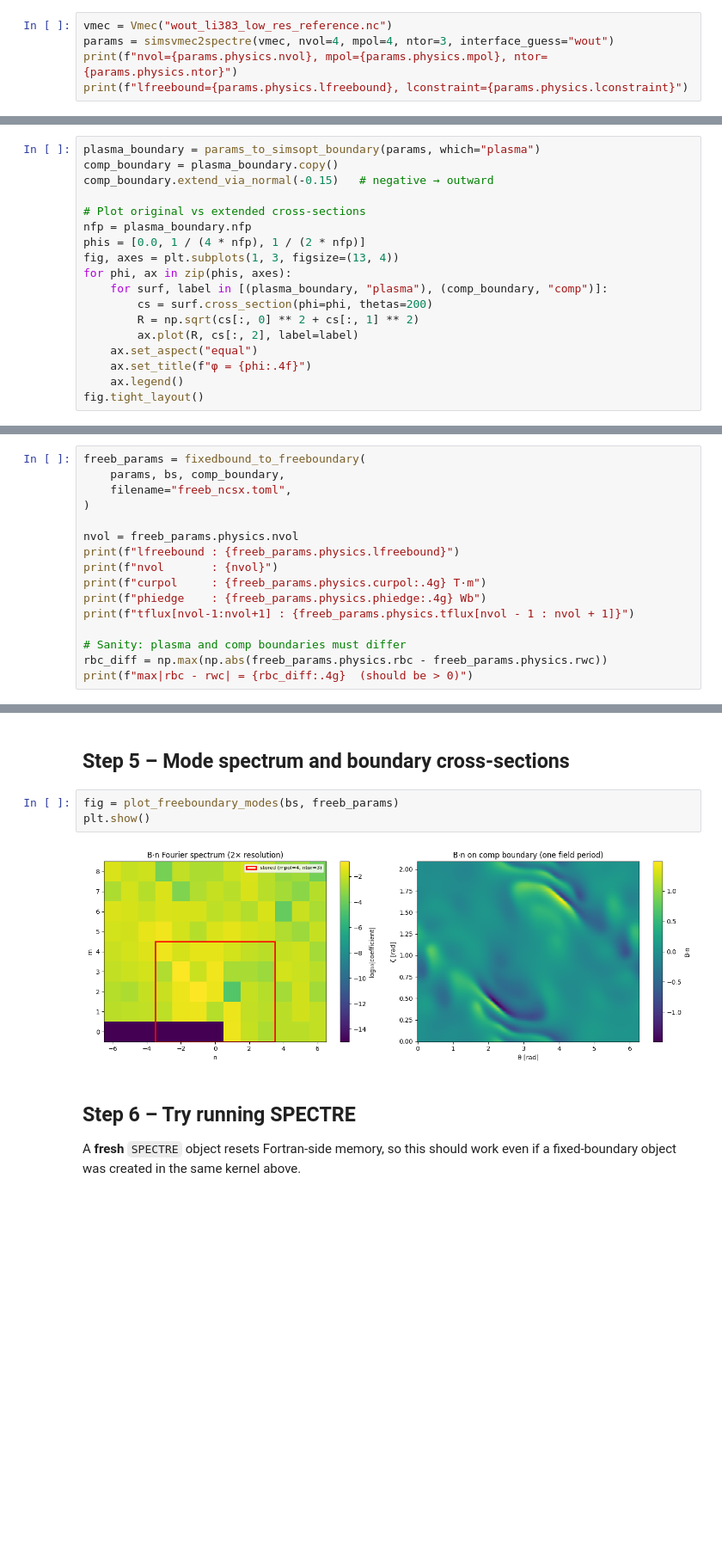
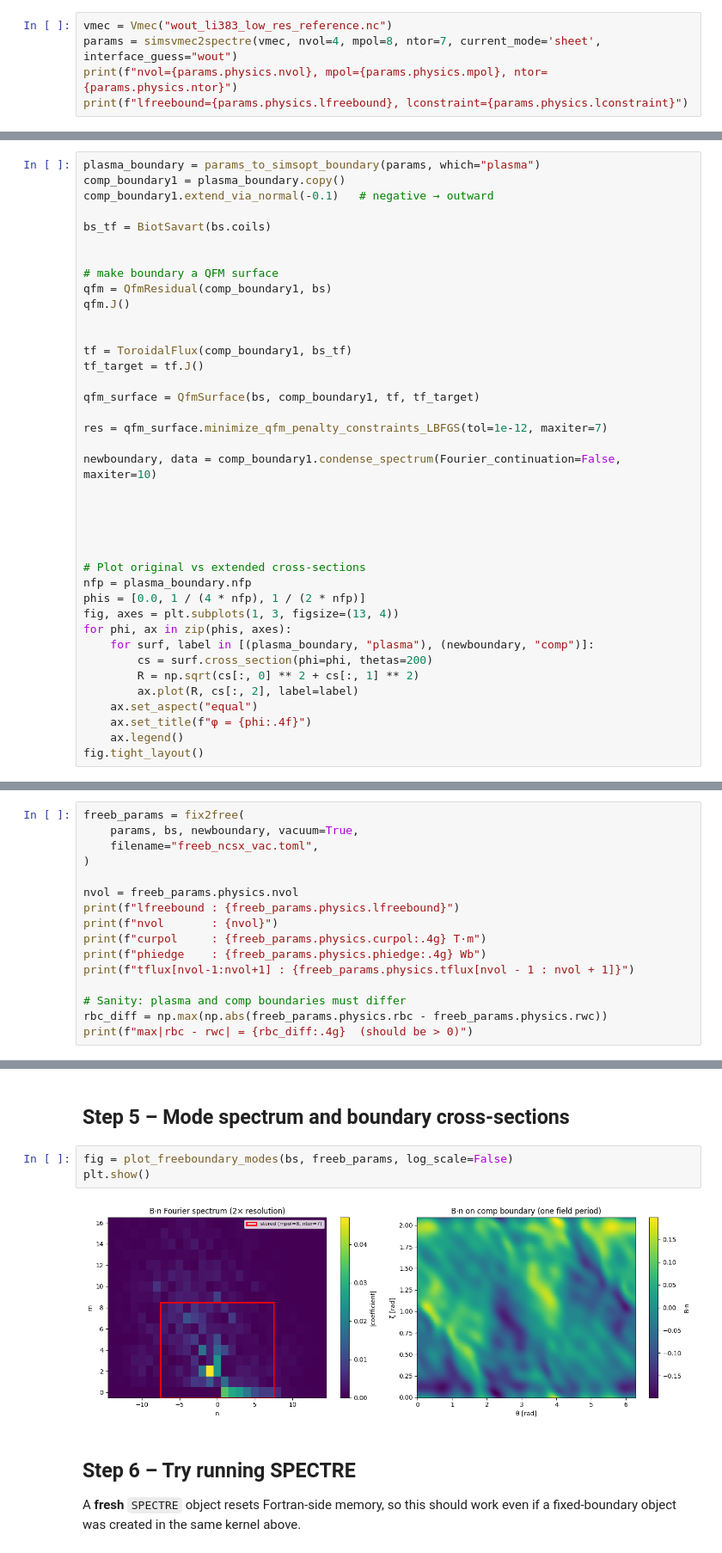
Before and after one commit to ANU-HPC/SPECTRE, a Jupyter notebook: examples/utils/make_freeboundary/make_freeboundary_ncsx.ipynb, the cells around one changed output, grey strips where cells are left out. Shown at 86% size. Cells and saved outputs as stored; diff of their text form; blank space fills up the shorter version.

```diff
--- a/examples/utils/make_freeboundary/make_freeboundary_ncsx.ipynb
+++ b/examples/utils/make_freeboundary/make_freeboundary_ncsx.ipynb
@@ -27,6 +51,6 @@ from spectre.converters.ch  import (
 # %%
 vmec = Vmec("wout_li383_low_res_reference.nc")
-params = simsvmec2spectre(vmec, nvol=4, mpol=4, ntor=3, interface_guess="wout")
+params = simsvmec2spectre(vmec, nvol=4, mpol=8, ntor=7, current_mode='sheet', interface_guess="wout")
 print(f"nvol={params.physics.nvol}, mpol={params.physics.mpol}, ntor={params.physics.ntor}")
 print(f"lfreebound={params.physics.lfreebound}, lconstraint={params.physics.lconstraint}")
 # %% [output]
@@ -58,14 +84,35 @@ where the negative sign means *outward* in simsopt's convention.
 # %%
 plasma_boundary = params_to_simsopt_boundary(params, which="plasma")
-comp_boundary = plasma_boundary.copy()
-comp_boundary.extend_via_normal(-0.15)   # negative → outward
+comp_boundary1 = plasma_boundary.copy()
+comp_boundary1.extend_via_normal(-0.1)   # negative → outward
+
+bs_tf = BiotSavart(bs.coils)
+
+
+# make boundary a QFM surface
+qfm = QfmResidual(comp_boundary1, bs)
+qfm.J()
+
+
+tf = ToroidalFlux(comp_boundary1, bs_tf)
+tf_target = tf.J()
+
+qfm_surface = QfmSurface(bs, comp_boundary1, tf, tf_target)
+
+res = qfm_surface.minimize_qfm_penalty_constraints_LBFGS(tol=1e-12, maxiter=7)
+
+newboundary, data = comp_boundary1.condense_spectrum(Fourier_continuation=False, maxiter=10)
+
+
+
+
 
 # Plot original vs extended cross-sections
 nfp = plasma_boundary.nfp
 phis = [0.0, 1 / (4 * nfp), 1 / (2 * nfp)]
 fig, axes = plt.subplots(1, 3, figsize=(13, 4))
 for phi, ax in zip(phis, axes):
-    for surf, label in [(plasma_boundary, "plasma"), (comp_boundary, "comp")]:
+    for surf, label in [(plasma_boundary, "plasma"), (newboundary, "comp")]:
         cs = surf.cross_section(phi=phi, thetas=200)
         R = np.sqrt(cs[:, 0] ** 2 + cs[:, 1] ** 2)
         ax.plot(R, cs[:, 2], label=label)
@@ -78,9 +142,9 @@ fig.tight_layout()
 # %% [markdown]
 ## Step 4 – Convert to free boundary
 # %%
-freeb_params = fixedbound_to_freeboundary(
-    params, bs, comp_boundary,
-    filename="freeb_ncsx.toml",
+freeb_params = fix2free(
+    params, bs, newboundary, vacuum=True,
+    filename="freeb_ncsx_vac.toml",
 )
 
 nvol = freeb_params.physics.nvol
@@ -103,10 +167,10 @@ max|rbc - rwc| = 0.1542  (should be > 0)
 # %% [markdown]
 ## Step 5 – Mode spectrum and boundary cross-sections
 # %%
-fig = plot_freeboundary_modes(bs, freeb_params)
+fig = plot_freeboundary_modes(bs, freeb_params, log_scale=False)
 plt.show()
 # %% [output]
-[figure, old version]
+[figure, new version]
 # %% [markdown]
 ## Step 6 – Try running SPECTRE
 
```
Also changed, not shown: parts of 10 cells of this notebook, 16 other files.
